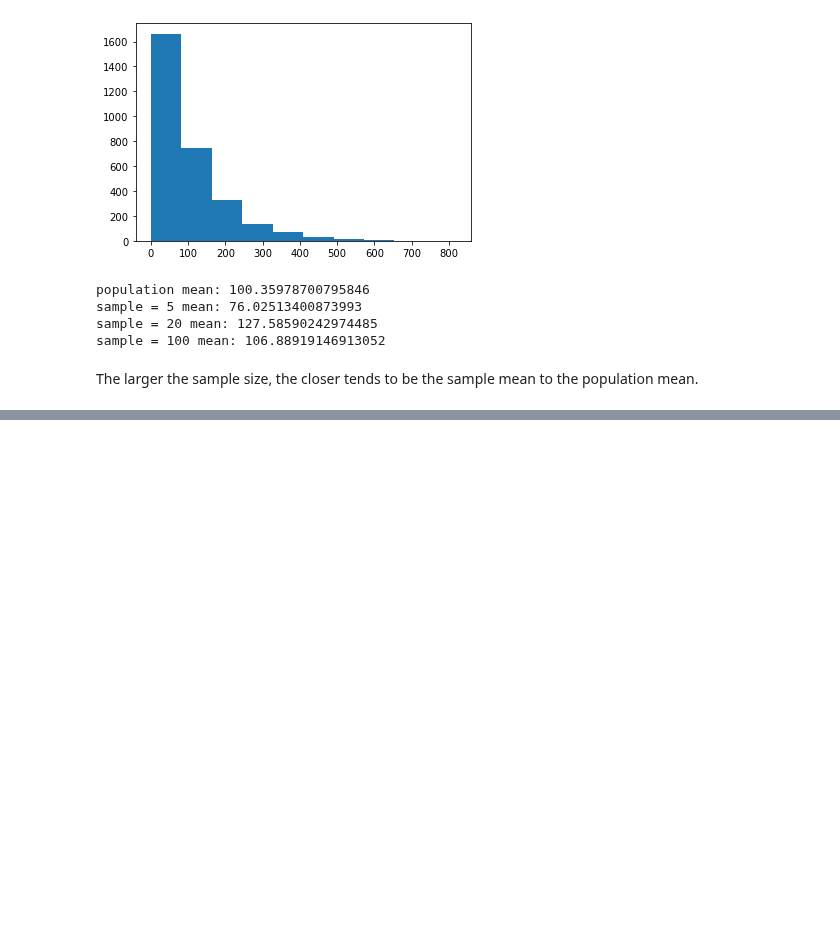
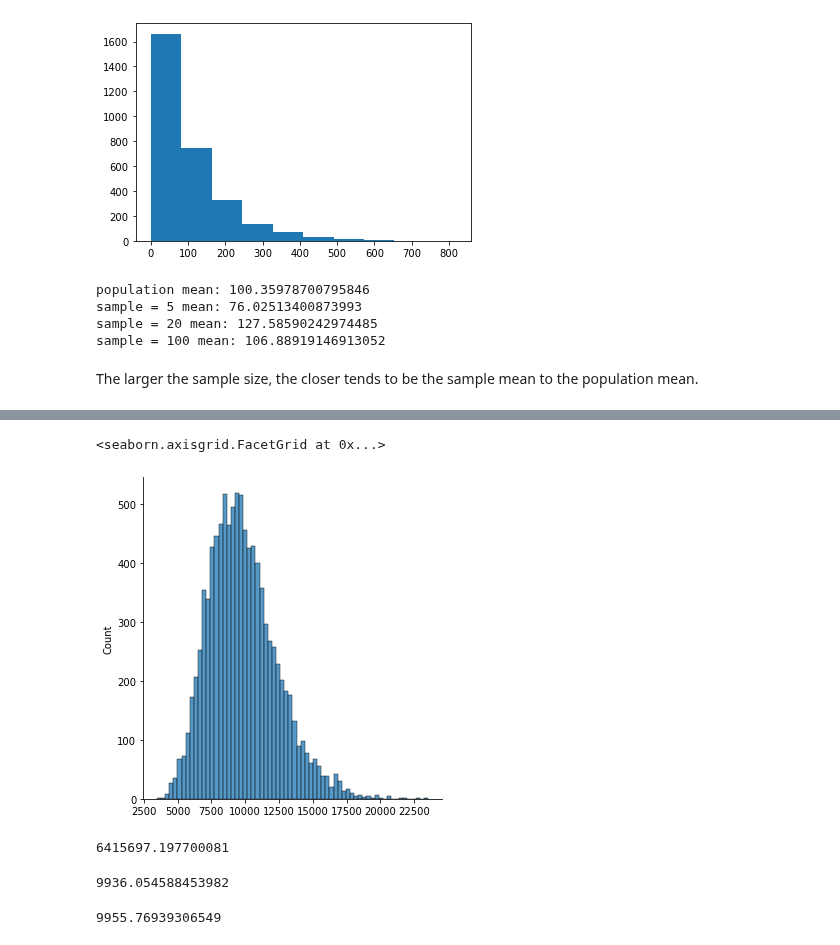
Before and after one commit to vpontello/DataScience_Nanodegree, a Jupyter notebook: 00_Extracurricular/02_Practical_Statistics/practical_statistics.ipynb, the cells around one changed output, grey strips where cells are left out. Saved outputs shown, nothing was run; the diff lists cells and outputs as text; code cells hidden in the pictures; blank space fills up the shorter version.

```diff
--- a/00_Extracurricular/02_Practical_Statistics/practical_statistics.ipynb
+++ b/00_Extracurricular/02_Practical_Statistics/practical_statistics.ipynb
@@ -881,0 +937,9 @@ And it applies for additional statistics, but it doesn't apply for all statistic
+# %%
+import numpy as np
+import matplotlib.pyplot as plt
+
+%matplotlib inline
+np.random.seed(42)
+
+pop_data = np.random.gamma(1,100,3000)
+plt.hist(pop_data);
@@ -881,0 +948,19 @@ And it applies for additional statistics, but it doesn't apply for all statistic
+# %%
+var_size_100 = np.random.choice(pop_data, size=[10000,100])
+# %%
+sns.displot(var_size_100.var(axis=1))
+# %% [output]
+<seaborn.axisgrid.FacetGrid at 0x...>
+[figure, added]
+# %%
+var_size_100.var(axis=1).var()
+# %% [output]
+6415697.197700081
+# %%
+var_size_100.var()
+# %% [output]
+9936.054588453982
+# %%
+pop_data.var()
+# %% [output]
+9955.76939306549
```
Also changed, not shown: parts of 21 cells of this notebook.
